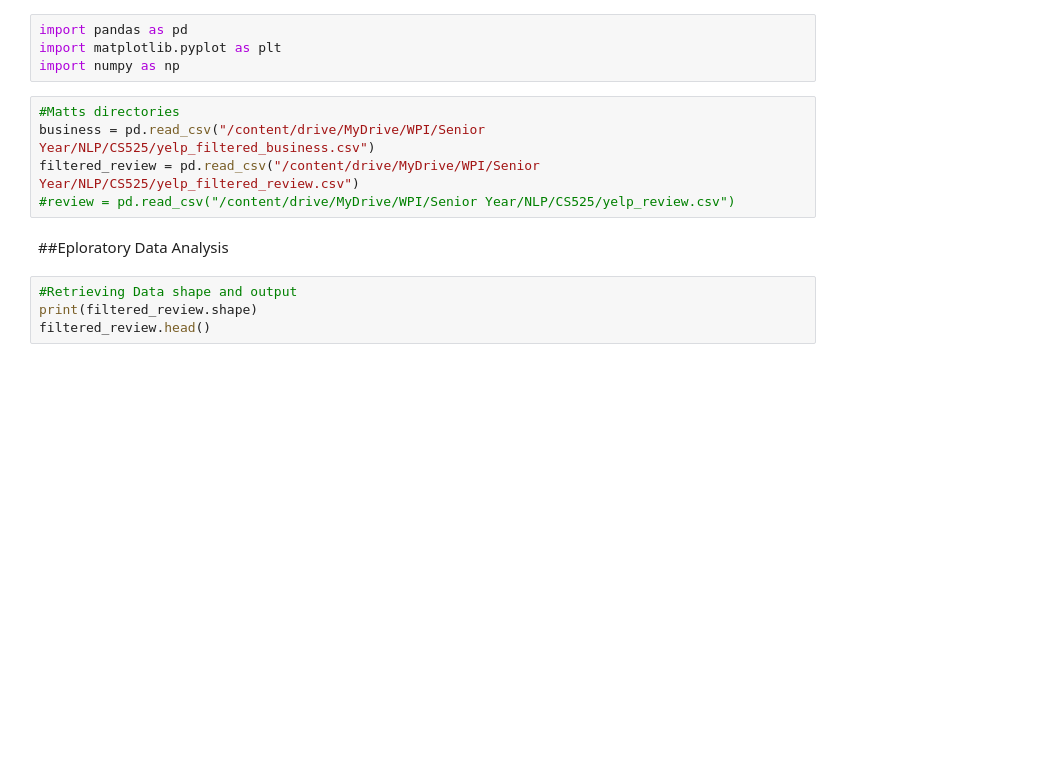
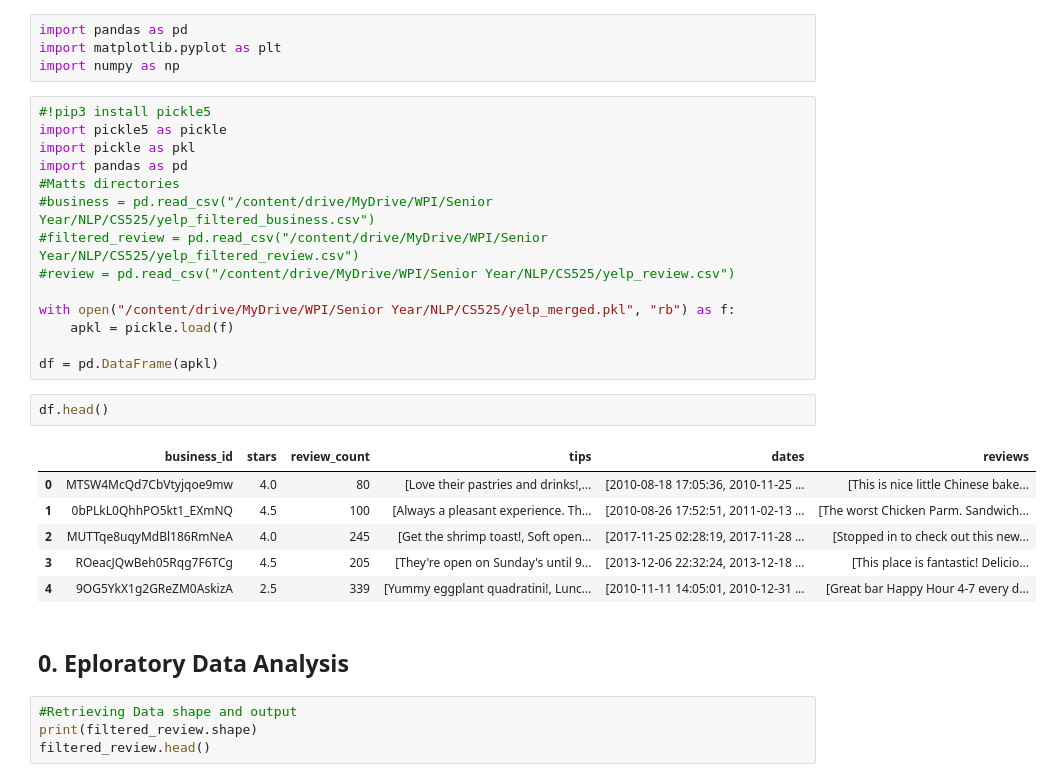
Before and after one commit to Diz138/YelpReviews, a Jupyter notebook: NLPEDA.ipynb, the cells around one changed output. Saved outputs shown, nothing was run; the diff lists cells and outputs as text; blank space fills up the shorter version.

```diff
--- a/NLPEDA.ipynb
+++ b/NLPEDA.ipynb
@@ -5,12 +5,30 @@ import pandas as pd
 import matplotlib.pyplot as plt
 import numpy as np
 # %%
+#!pip3 install pickle5
+import pickle5 as pickle
+import pickle as pkl
+import pandas as pd
 #Matts directories
-business = pd.read_csv("/content/drive/MyDrive/WPI/Senior Year/NLP/CS525/yelp_filtered_business.csv")
-filtered_review = pd.read_csv("/content/drive/MyDrive/WPI/Senior Year/NLP/CS525/yelp_filtered_review.csv")
+#business = pd.read_csv("/content/drive/MyDrive/WPI/Senior Year/NLP/CS525/yelp_filtered_business.csv")
+#filtered_review = pd.read_csv("/content/drive/MyDrive/WPI/Senior Year/NLP/CS525/yelp_filtered_review.csv")
 #review = pd.read_csv("/content/drive/MyDrive/WPI/Senior Year/NLP/CS525/yelp_review.csv")
+
+with open("/content/drive/MyDrive/WPI/Senior Year/NLP/CS525/yelp_merged.pkl", "rb") as f:
+    apkl = pickle.load(f)
+
+df = pd.DataFrame(apkl)
+# %%
+df.head()
+# %% [output]
+|  | business_id | stars | review_count | tips | dates | reviews |
+| 0 | MTSW4McQd7CbVtyjqoe9mw | 4.0 | 80 | [Love their pastries and drinks!,... | [2010-08-18 17:05:36, 2010-11-25 ... | [This is nice little Chinese bake... |
+| 1 | 0bPLkL0QhhPO5kt1_EXmNQ | 4.5 | 100 | [Always a pleasant experience. Th... | [2010-08-26 17:52:51, 2011-02-13 ... | [The worst Chicken Parm. Sandwich... |
+| 2 | MUTTqe8uqyMdBl186RmNeA | 4.0 | 245 | [Get the shrimp toast!, Soft open... | [2017-11-25 02:28:19, 2017-11-28 ... | [Stopped in to check out this new... |
+| 3 | ROeacJQwBeh05Rqg7F6TCg | 4.5 | 205 | [They're open on Sunday's until 9... | [2013-12-06 22:32:24, 2013-12-18 ... | [This place is fantastic! Delicio... |
+| 4 | 9OG5YkX1g2GReZM0AskizA | 2.5 | 339 | [Yummy eggplant quadratini!, Lunc... | [2010-11-11 14:05:01, 2010-12-31 ... | [Great bar Happy Hour 4-7 every d... |
 # %% [markdown]
-##Eploratory Data Analysis
+## 0. Eploratory Data Analysis
 # %%
 #Retrieving Data shape and output
 print(filtered_review.shape)
```
Also changed, not shown: parts of 21 cells of this notebook.
